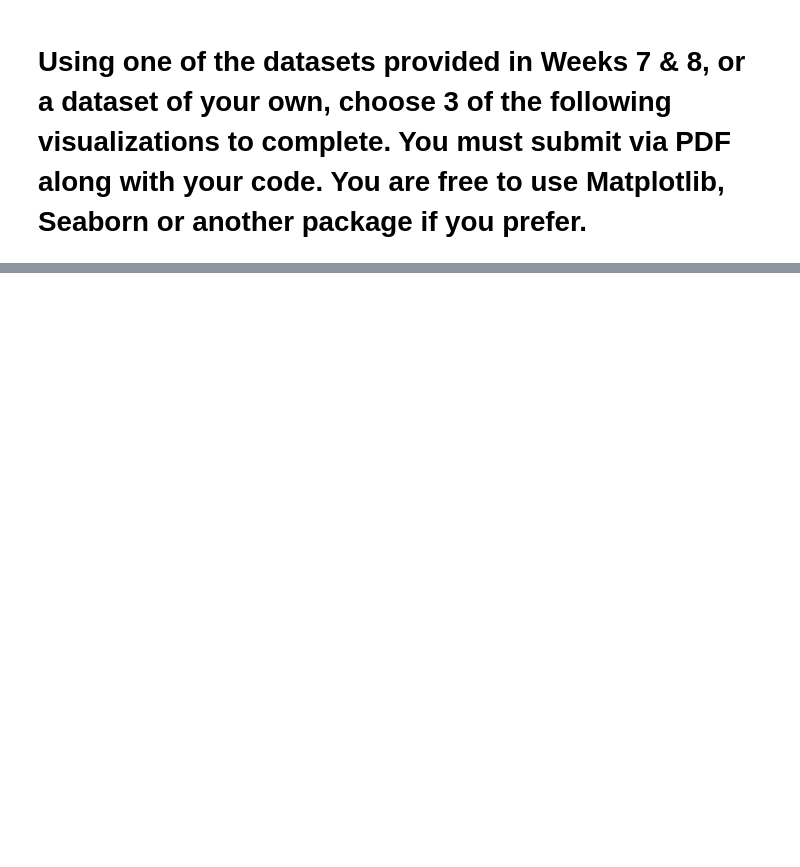
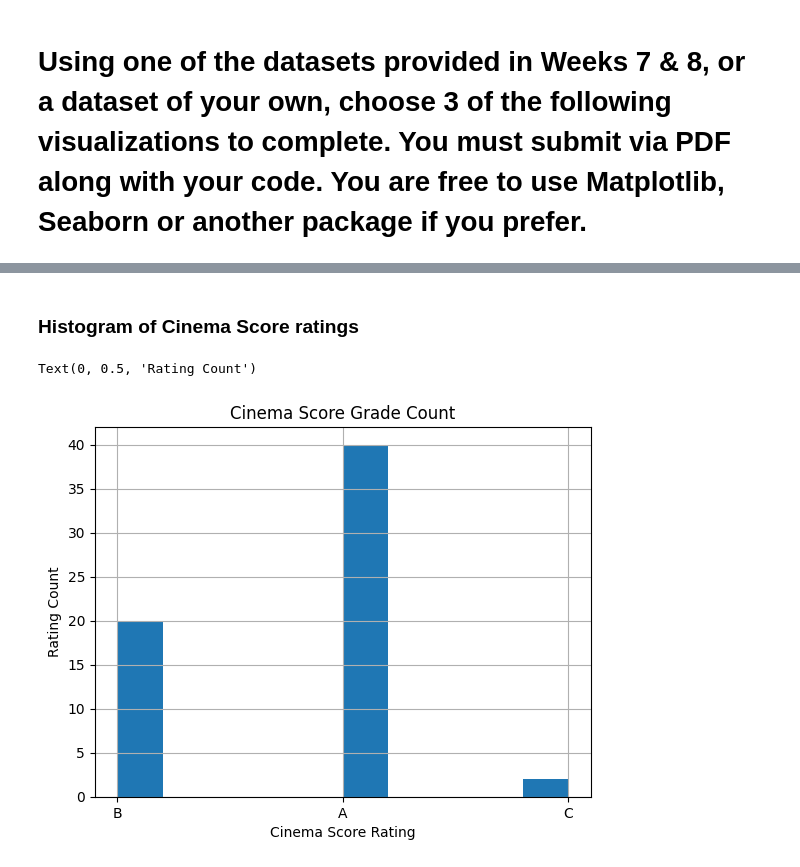
Before and after one commit to Theranmeadows97/dsc540datapreparation, a Jupyter notebook: week9&10/week9&10.ipynb, the cells around one changed output, grey strips where cells are left out. Cells and saved outputs as stored; diff of their text form; code cells hidden in the pictures; blank space fills up the shorter version.

```diff
--- a/week9&10/week9&10.ipynb
+++ b/week9&10/week9&10.ipynb
@@ -326,0 +358,10 @@ import matplotlib.pyplot as plt
+# %% [markdown]
+### Histogram of Cinema Score ratings
+# %%
+marvel_movie_df['CinemaScore'].hist()
+plt.title("Cinema Score Grade Count")
+plt.xlabel("Cinema Score Rating")
+plt.ylabel("Rating Count")
+# %% [output]
+Text(0, 0.5, 'Rating Count')
+[figure, added]
```
Also changed, not shown: parts of 10 cells of this notebook, 2 other files.
